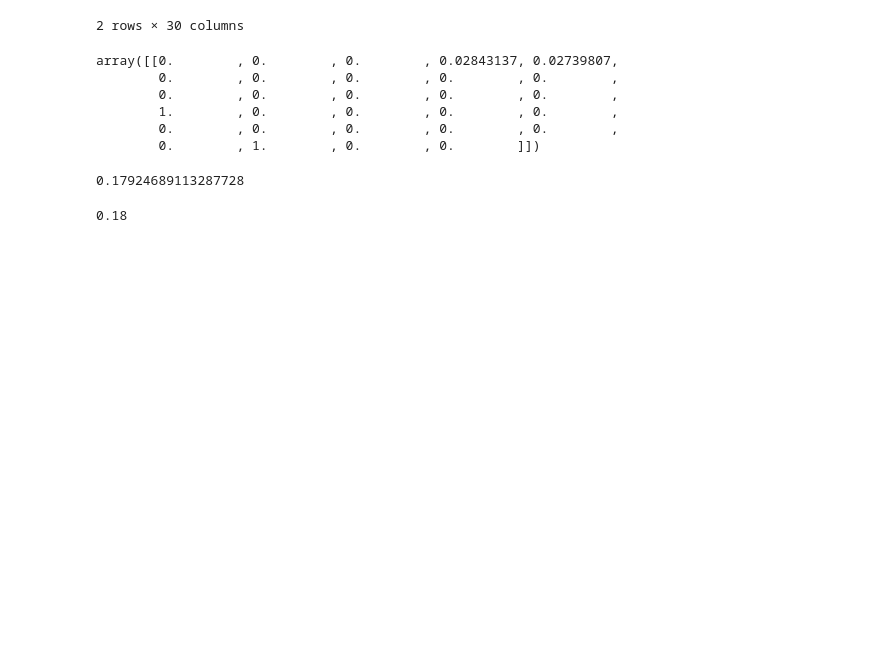
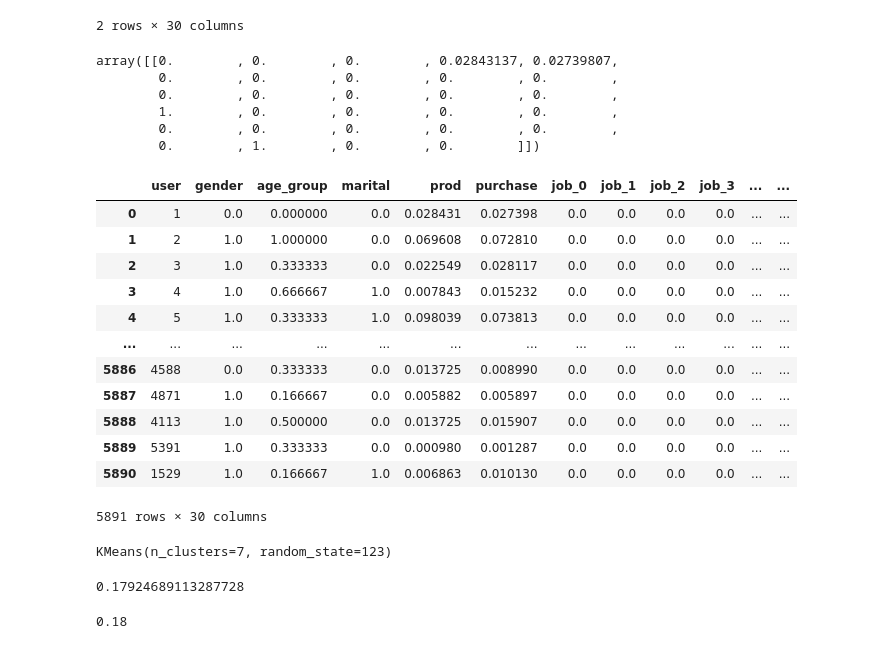
Before and after one commit to smjune/ipynb, a Jupyter notebook: dessa/set_04_answer.ipynb, the cells around one changed output. Cells and saved outputs as stored; diff of their text form; code cells hidden in the pictures; blank space fills up the shorter version.

```diff
--- a/dessa/set_04_answer.ipynb
+++ b/dessa/set_04_answer.ipynb
@@ -198,9 +206,29 @@ array([[0.        , 0.        , 0.        , 0.02843137, 0.02739807,
         1.        , 0.        , 0.        , 0.        , 0.        ,
         0.        , 0.        , 0.        , 0.        , 0.        ,
         0.        , 1.        , 0.        , 0.        ]])
+# %%
+arr_q3_nor2 = df_q3_dum.copy()
+arr_q3_nor2.loc[:,'gender':'city_C'] =  MinMaxScaler().fit_transform(df_q3_dum.loc[:,'gender':'city_C'])
+arr_q3_nor2
+# %% [output]
+|  | user | gender | age_group | marital | prod | purchase | job_0 | job_1 | job_2 | job_3 | ... | ... |
+| 0 | 1 | 0.0 | 0.000000 | 0.0 | 0.028431 | 0.027398 | 0.0 | 0.0 | 0.0 | 0.0 | ... | ... |
+| 1 | 2 | 1.0 | 1.000000 | 0.0 | 0.069608 | 0.072810 | 0.0 | 0.0 | 0.0 | 0.0 | ... | ... |
+| 2 | 3 | 1.0 | 0.333333 | 0.0 | 0.022549 | 0.028117 | 0.0 | 0.0 | 0.0 | 0.0 | ... | ... |
+| 3 | 4 | 1.0 | 0.666667 | 1.0 | 0.007843 | 0.015232 | 0.0 | 0.0 | 0.0 | 0.0 | ... | ... |
+| 4 | 5 | 1.0 | 0.333333 | 1.0 | 0.098039 | 0.073813 | 0.0 | 0.0 | 0.0 | 0.0 | ... | ... |
+| ... | ... | ... | ... | ... | ... | ... | ... | ... | ... | ... | ... | ... |
+| 5886 | 4588 | 0.0 | 0.333333 | 0.0 | 0.013725 | 0.008990 | 0.0 | 0.0 | 0.0 | 0.0 | ... | ... |
+| 5887 | 4871 | 1.0 | 0.166667 | 0.0 | 0.005882 | 0.005897 | 0.0 | 0.0 | 0.0 | 0.0 | ... | ... |
+| 5888 | 4113 | 1.0 | 0.500000 | 0.0 | 0.013725 | 0.015907 | 0.0 | 0.0 | 0.0 | 0.0 | ... | ... |
+| 5889 | 5391 | 1.0 | 0.333333 | 0.0 | 0.000980 | 0.001287 | 0.0 | 0.0 | 0.0 | 0.0 | ... | ... |
+| 5890 | 1529 | 1.0 | 0.166667 | 1.0 | 0.006863 | 0.010130 | 0.0 | 0.0 | 0.0 | 0.0 | ... | ... |
+5891 rows × 30 columns
 # %%
 model_kmeans = KMeans(n_clusters = 7, random_state = 123)
-model_kmeans.fit(arr_q3_nor)
+model_kmeans.fit(arr_q3_nor2.loc[:,'gender':'city_C'])
+# %% [output]
+KMeans(n_clusters=7, random_state=123)
 # %%
 val_sil = silhouette_score(arr_q3_nor,
                            labels = model_kmeans.labels_)
```
Also changed, not shown: parts of 3 cells of this notebook, 4 other files.
